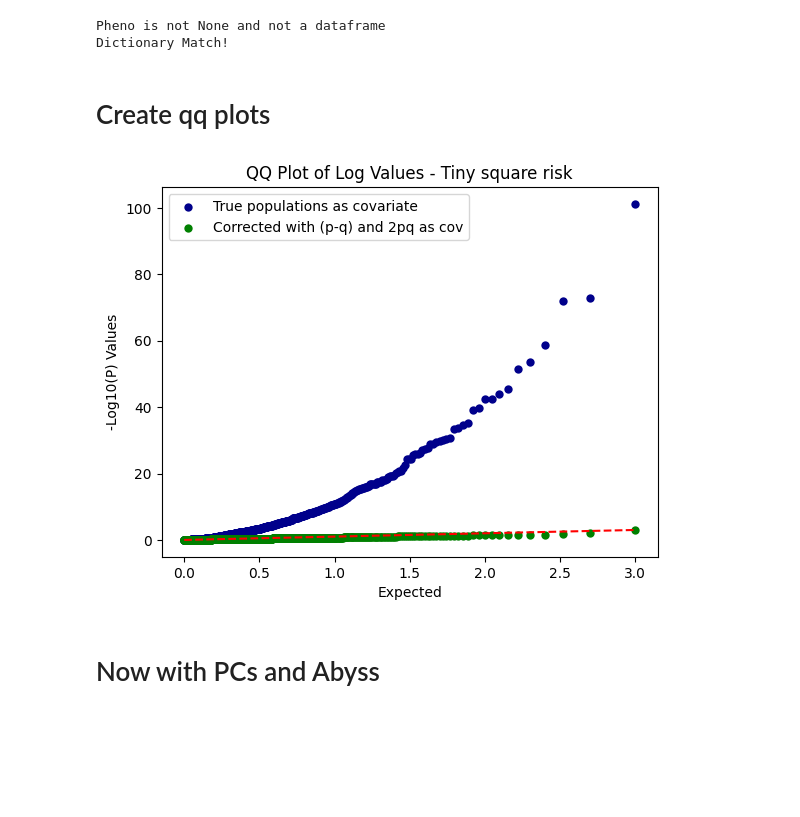
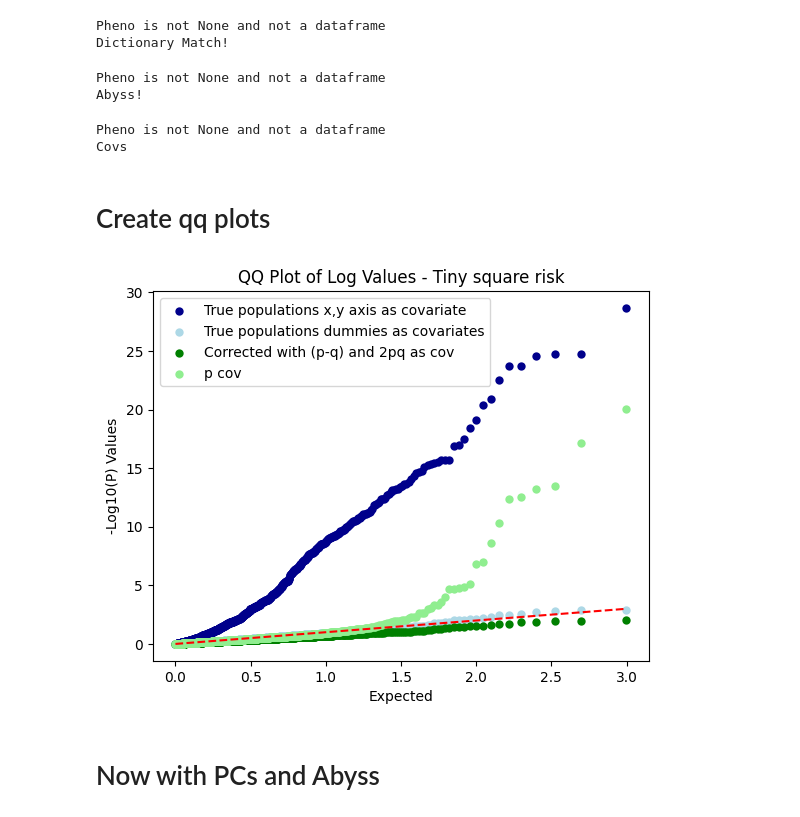
Before and after one commit to mat2m10/abyss_simulation, a Jupyter notebook: 09 Analysis only environment.ipynb, the cells around one changed output. Drawn from its saved outputs; the diff is of its cells as text; code cells hidden in the pictures; blank space fills up the shorter version.

```diff
--- a/09 Analysis only environment.ipynb
+++ b/09 Analysis only environment.ipynb
@@ -263,7 +264,18 @@ df_p_q_2pq_covs = manhattan_linear(complete, y, covariate_dictionary)
 Pheno is not None and not a dataframe
 Dictionary Match!
 # %%
-#df_p_q_covs = manhattan_linear(complete, y, true_p2s - true_q2s)
+df_p_q_covs = manhattan_linear(complete, y, true_p2s)
+# %% [output]
+Pheno is not None and not a dataframe
+Abyss!
+# %%
+# Dummies per population
+onehotpops = pd.get_dummies(populations[['populations']], columns=['populations']).astype(int)
+# %%
+df_pops_onehot = manhattan_linear(complete, y , onehotpops)
+# %% [output]
+Pheno is not None and not a dataframe
+Covs
 # %% [markdown]
 # Create qq plots
 # %%
@@ -272,6 +284,8 @@ df_bests = pd.DataFrame()
 df_bests["-logP_no_corr"] = np.sort(df_no_corr['-logPs'])
 df_bests["-logP_true_pop"] = np.sort(df_pops['-logPs'])
 df_bests["-logP_pq_2pq_as_cov"] = np.sort(df_p_q_2pq_covs['-logPs'])
+df_bests["-logP_true_pop_onehot"] = np.sort(df_pops_onehot['-logPs'])
+df_bests["-logP_p_as_cov"] = np.sort(df_p_q_covs['-logPs'])
 # %%
 # Find the maximum value in the DataFrame excluding inf and NaN
 max_value = df_bests.replace([np.inf, -np.inf], np.nan).max().max()
@@ -288,31 +302,33 @@ df_bests['expected_logP'] = expected_logP
 # %%
 #sns.scatterplot(x='expected_logP', y='-logP_no_corr', data=df_bests, color='red', label='no covariate')
 
-sns.scatterplot(x='expected_logP', y='-logP_true_pop', data=df_bests, color='darkblue', label='True populations as covariate', linewidth=0)
+sns.scatterplot(x='expected_logP', y='-logP_true_pop', data=df_bests, color='darkblue', label='True populations x,y axis as covariate', linewidth=0)
+
+sns.scatterplot(x='expected_logP', y='-logP_true_pop_onehot', data=df_bests, color='lightblue', label='True populations dummies as covariates', linewidth=0)
 
 #sns.scatterplot(x='expected_logP', y='-logP_corrected_geno_true_mafs', data=df_bests, color='purple', label='Corrected genotype with true MAFs', linewidth=0)
 
 #sns.scatterplot(x='expected_logP', y='-logP_corrected_pheno_true_mafs', data=df_bests, color='pink', label='Corrected phenotype with true MAFs', linewidth=0)
 
 sns.scatterplot(x='expected_logP', y='-logP_pq_2pq_as_cov', data=df_bests, color='green', label='Corrected with (p-q) and 2pq as cov', linewidth=0)
-
+sns.scatterplot(x='expected_logP', y='-logP_p_as_cov', data=df_bests, color='lightgreen', label='p cov', linewidth=0)
 # Plot diagonal reference line
 plt.plot([min(df_bests['expected_logP']), max(df_bests['expected_logP'])],
          [min(df_bests['expected_logP']), max(df_bests['expected_logP'])],
          color='red', linestyle='--')
 
 # Set plot labels and title
 plt.xlabel('Expected')
 plt.ylabel('-Log10(P) Values')
 plt.title(f"QQ Plot of Log Values - {naming_dict[name_risk]}")
 
 # Show legend
 plt.legend()
 #plt.savefig(f"data/plots/qq_pheno_{name_risk}_iter_{iterations}_G{G}_L{L}_c{c}_k{k}_M{M}.png", dpi=100)
 # Show plot
 plt.show()
 # %% [output]
-[figure, old version]
+[figure, new version]
 # %% [markdown]
 # Now with PCs and Abyss
 # %%
```
Also changed, not shown: parts of 15 cells of this notebook, 2 other files.
